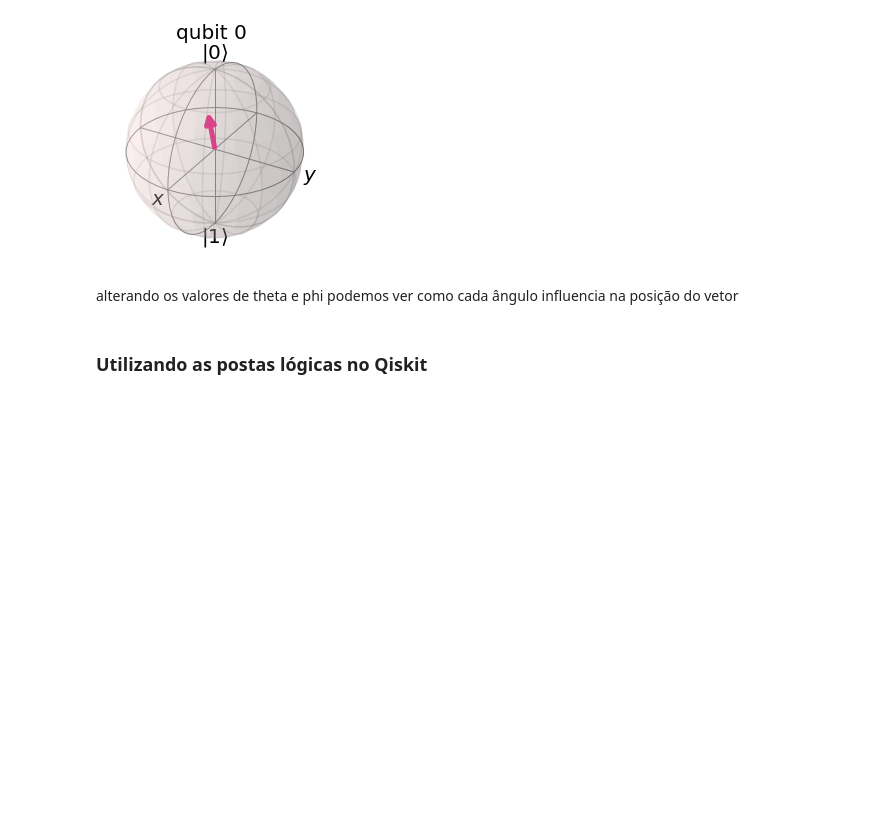
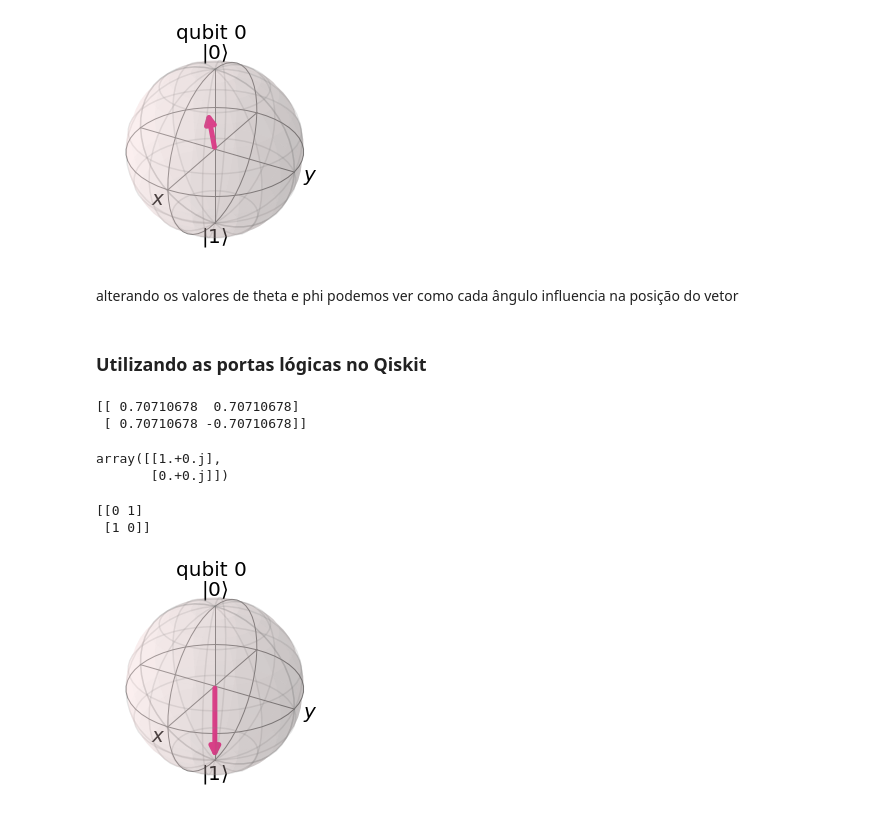
Before and after one commit to Jffmw/extecamp_quantum_computing_course, a Jupyter notebook: Aula_4.ipynb, the cells around one changed output. Cells and saved outputs as stored; diff of their text form; code cells hidden in the pictures; blank space fills up the shorter version.

```diff
--- a/Aula_4.ipynb
+++ b/Aula_4.ipynb
@@ -40,4 +40,34 @@ plot_bloch_multivector(state)
 # %% [markdown]
 alterando os valores de theta e phi podemos ver como cada ângulo influencia na posição do vetor
 # %% [markdown]
-### Utilizando as postas lógicas no Qiskit
+### Utilizando as portas lógicas no Qiskit
+# %%
+# Aplicação de uma porta Hadamart
+## Definindo a matriz Hadamart
+Had = (1/np.sqrt(2))*np.array([[1,1],[1,-1]])
+print(Had) # output é uma matriz que define o hadamart
+# %% [output]
+[[ 0.70710678  0.70710678]
+ [ 0.70710678 -0.70710678]]
+# %%
+# Definindo uma operação Hadamart
+## U(t) = e^(-i.H.t/h_cortado)
+U = lng.expm(-1j*Had*0) # operação da porta Hadamart
+# foi utilizada a biblioteca linalg do scipy para realizar o exponencial por uma matriz
+# %% [output]
+array([[1.+0.j],
+       [0.+0.j]])
+# %%
+# Aplicação de uma porta BitFlip
+## Definindo a matriz de bitflip
+X = np.array([[0,1],[1,0]])
+print(X)
+# %% [output]
+[[0 1]
+ [1 0]]
+# %%
+U = lng.expm(-1j*X*np.pi/2)  # operação da porta BitFlip quando o t = pi/2
+state = qi.Statevector(U@v0) # quando a operação é feita sobre o estado v0 vemos que ela altera de v0 para v1
+plot_bloch_multivector(state)
+# %% [output]
+[figure, added]
```
Also changed, not shown: parts of 4 cells of this notebook.
